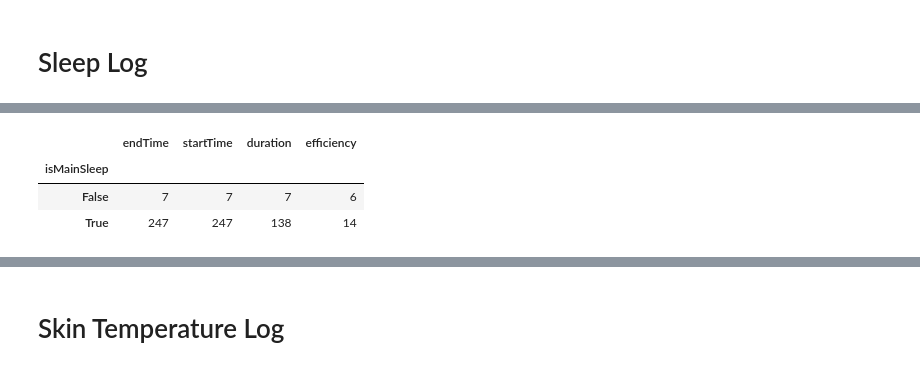
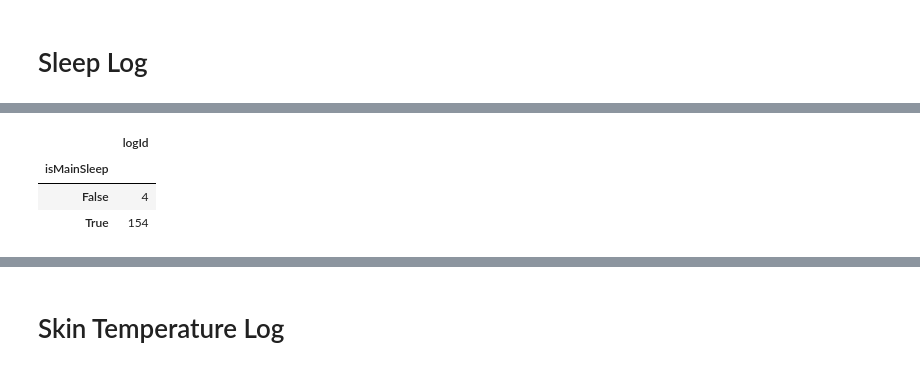
Before and after one commit to Saatvik1/Fishbit, a Jupyter notebook: notebooks/3.0-ss-initial_wrangling.ipynb, the cells around one changed output, grey strips where cells are left out. Drawn from its saved outputs; the diff is of its cells as text; code cells hidden in the pictures.

Commit message:
Completed wrangling doc, made plans for ETL cleaning, and established table metadata

```diff
--- a/notebooks/3.0-ss-initial_wrangling.ipynb
+++ b/notebooks/3.0-ss-initial_wrangling.ipynb
@@ -14,7 +14,7 @@ import datetime as dt
 # Take: logID, originalStartTime, startTime, steps
 # %%
 #activity_df = pd.read_json('raw_data/get_activities_1.json')
-f = open('raw_data/get_activities_1.json')
+f = open('../data/raw_data/get_activities_1.json')
 
 data = json.load(f)
 #print(data['activities'])
@@ -53,10 +99,10 @@ Index(['activeDuration', 'activityLevel', 'activityName', 'activityTypeId',
       dtype='object')
 # %%
-f = open('raw_data/get_activities_2.json')
+f = open('../data/raw_data/get_activities_2.json')
 data = json.load(f)
 activity_df_2 = pd.DataFrame.from_dict(pd.json_normalize(data['activities']), orient='columns')
 
-f = open('raw_data/get_activities_3.json')
+f = open('../data/raw_data/get_activities_3.json')
 data = json.load(f)
 activity_df_3 = pd.DataFrame.from_dict(pd.json_normalize(data['activities']), orient='columns')
 # %%
@@ -249,15 +318,15 @@ None
 # under leveles, data, array of data times of each cycle of sleep. record that as well.
 # Take level (will be light, wake, deep, REM) and datetime /// Likely these two will be PK for each row. Group by endtime, startTime for total sleep day.
 # %%
-f = open('raw_data/get_sleep_1.json')
+f = open('../data/raw_data/get_sleep_1.json')
 data = json.load(f)
 sleep_df = pd.DataFrame.from_dict(pd.json_normalize(data['sleep']), orient='columns')
 
-f = open('raw_data/get_sleep_2.json')
+f = open('../data/raw_data/get_sleep_2.json')
 data = json.load(f)
 sleep_df_2 = pd.DataFrame.from_dict(pd.json_normalize(data['sleep']), orient='columns')
 
-f = open('raw_data/get_sleep_3.json')
+f = open('../data/raw_data/get_sleep_3.json')
 data = json.load(f)
 sleep_df_3 = pd.DataFrame.from_dict(pd.json_normalize(data['sleep']), orient='columns')
 # %%
@@ -285,7 +374,7 @@ None
 # %%
-sleep_df = sleep_df[['endTime', 'startTime', 'duration', 'efficiency', 'isMainSleep']]
-sleep_df_2 = sleep_df_2[['endTime', 'startTime', 'duration', 'efficiency', 'isMainSleep']]
-sleep_df_3 = sleep_df_3[['endTime', 'startTime', 'duration', 'efficiency', 'isMainSleep']]
-print(sleep_df.info())
-print(sleep_df_2.info())
-print(sleep_df_3.info())
+# sleep_df = sleep_df[['endTime', 'startTime', 'duration', 'efficiency', 'isMainSleep']]
+# sleep_df_2 = sleep_df_2[['endTime', 'startTime', 'duration', 'efficiency', 'isMainSleep']]
+# sleep_df_3 = sleep_df_3[['endTime', 'startTime', 'duration', 'efficiency', 'isMainSleep']]
+# print(sleep_df.info())
+# print(sleep_df_2.info())
+# print(sleep_df_3.info())
@@ -350,10 +466,10 @@ memory usage: 18.3+ KB
 # %%
-sleep_df.groupby('isMainSleep').nunique()
+sleep_df[['isMainSleep', 'logId']].groupby('isMainSleep').nunique()
 # %% [output]
-|  | endTime | startTime | duration | efficiency |
-| isMainSleep |  |  |  |  |
-| False | 7 | 7 | 7 | 6 |
-| True | 247 | 247 | 138 | 14 |
+|  | logId |
+| isMainSleep |  |
+| False | 4 |
+| True | 154 |
 # %%
 print(sleep_df.tail(2))
 print(sleep_score_csv.tail(15))
```
Also changed, not shown: parts of 37 cells of this notebook, 2 other files.
